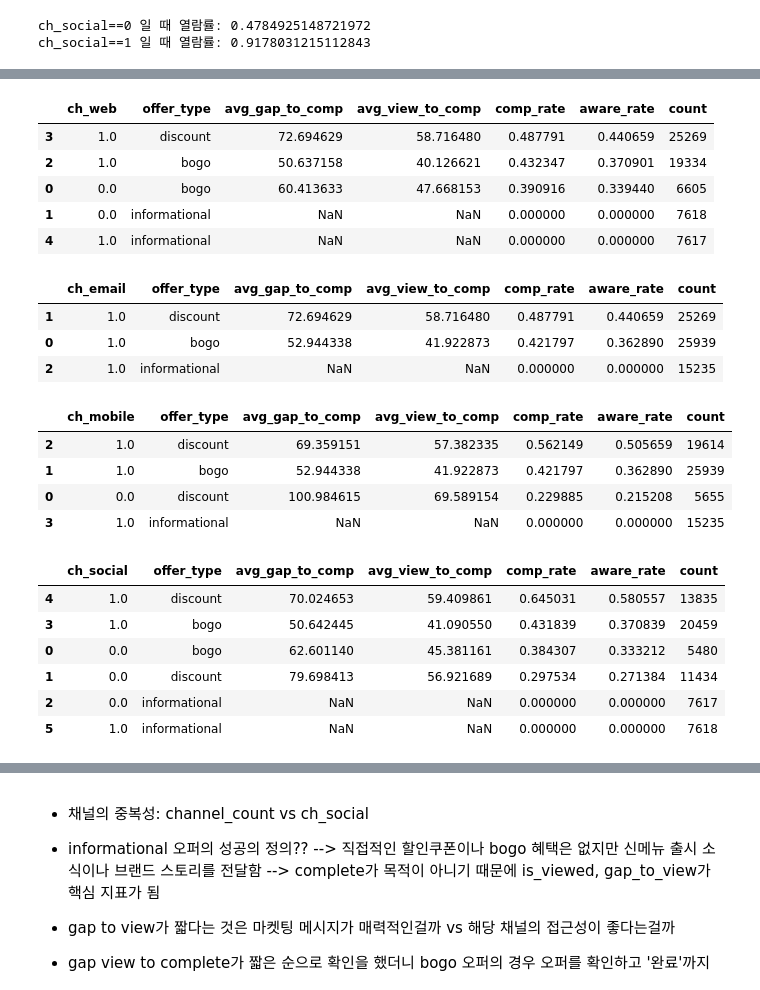
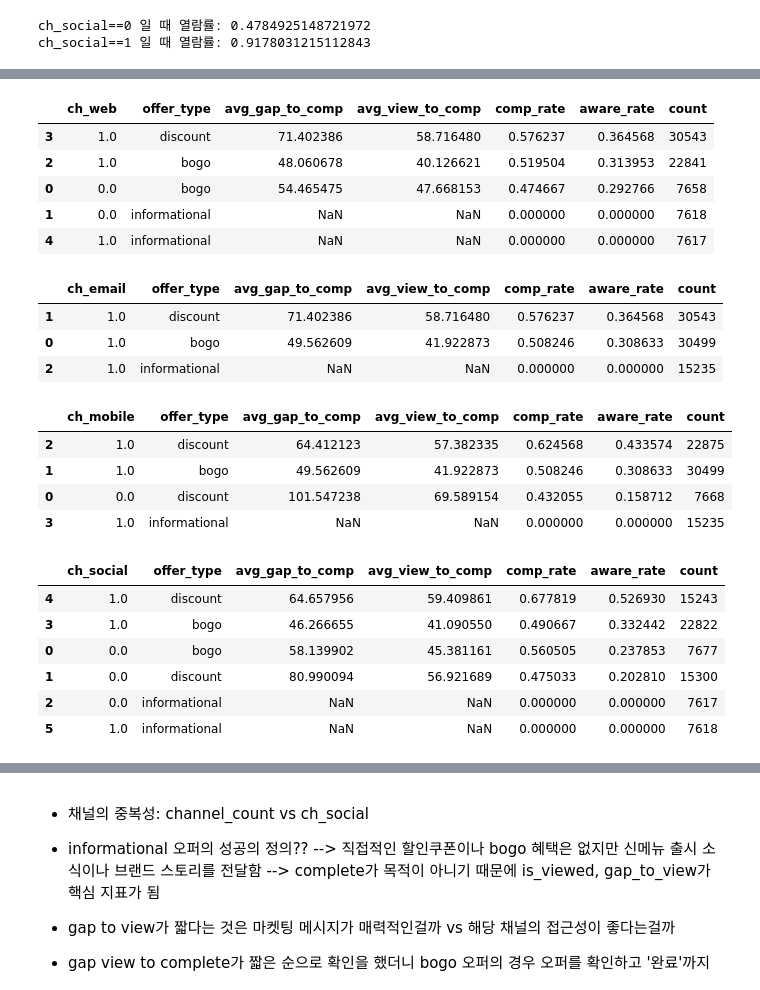
Before and after one commit to rladbstj56/practice_project, a Jupyter notebook: Myun_EDA/03_analysis_final_mine.ipynb, the cells around one changed output, grey strips where cells are left out. Saved outputs shown, nothing was run; the diff lists cells and outputs as text; code cells hidden in the pictures.

```diff
--- a/Myun_EDA/03_analysis_final_mine.ipynb
+++ b/Myun_EDA/03_analysis_final_mine.ipynb
@@ -855,8 +1011,8 @@ channel_df_rate.sort_values(by=['avg_gap_to_comp'], ascending=[True])
 channels = ['ch_web', 'ch_email', 'ch_mobile', 'ch_social']
 
 for ch in channels:
-    ct = pd.crosstab(without_luck[ch], without_luck['is_completed'])
-    ct_norm = pd.crosstab(without_luck[ch], without_luck['is_completed'], normalize='index') # normalize='index'를 쓰면 행의 합이 1이 되도록 자동으로 계산
+    ct = pd.crosstab(df[ch], df['is_completed'])
+    ct_norm = pd.crosstab(df[ch], df['is_completed'], normalize='index') # normalize='index'를 쓰면 행의 합이 1이 되도록 자동으로 계산
     print(f"\n==={ch} 교차표===")
     display(ct)
     if ch != 'ch_email':
@@ -896,0 +1053,17 @@ ch_social==1 일 때 완료율: 0.4237211299866387
+# %%
+# 채널 유무에 따른 완료율 통계검정
+
+channels = ['ch_web', 'ch_email', 'ch_mobile', 'ch_social']
+
+print("── 채널 유무에 따른 완료율(is_completed) 가설검정 ──")
+print("=" * 60)
+
+for ch in channels:
+    print(f"\n[ {ch} 유무(0/1)와 완료율(is_completed)의 독립성 검정 ]")
+    ct = pd.crosstab(df[ch], df['is_completed'])
+    chi2(ct)
+
+    # 무시할 수준 ~ 0.1 / ~ 작은 ~ 0.3 / ~ 중간 ~ 0.5 ~ 큰
+    # 웹 채널의 유무는 완료율에 유의미한 차이가 있었고 효과크기는 0.1844로 작은 수준이었다.
+    # 모바일 채널의 유무는 완료율에 유의미한 차이가 있었고 효과크기는 0.0768로 무시할 수준이었다.
+    # 소셜 채널의 유무는 완료율에 유의미한 차이가 있었고 효과크기는 0.2014로 작은 수준이었다.
@@ -899,8 +1094,8 @@ ch_social==1 일 때 완료율: 0.4237211299866387
 channels = ['ch_web', 'ch_email', 'ch_mobile', 'ch_social']
 
 for ch in channels:
-    ct = pd.crosstab(without_luck[ch], without_luck['completed_with_prior_view'])
-    ct_norm = pd.crosstab(without_luck[ch], without_luck['completed_with_prior_view'], normalize='index') # normalize='index'를 쓰면 행의 합이 1이 되도록 자동으로 계산
+    ct = pd.crosstab(df[ch], df['completed_with_prior_view'])
+    ct_norm = pd.crosstab(df[ch], df['completed_with_prior_view'], normalize='index') # normalize='index'를 쓰면 행의 합이 1이 되도록 자동으로 계산
     print(f"\n==={ch} 교차표===")
     display(ct)
     if ch != 'ch_email':
@@ -941,0 +1137,18 @@ ch_social==1 일 때 인지율(인지후 완료율): 0.37266176751288416
+# %%
+# 채널 유무에 따른 인지율 통계검정
+
+channels = ['ch_web', 'ch_email', 'ch_mobile', 'ch_social']
+
+print("── 채널 유무에 따른 인지율(completed_with_prior_view) 가설검정 ──")
+print("=" * 60)
+
+for ch in channels:
+    print(f"\n[ {ch} 유무(0/1)와 인지율(completed_with_prior_view)의 독립성 검정 ]")
+
+    ct = pd.crosstab(df[ch], df['completed_with_prior_view'])
+    chi2(ct)
+
+    # 무시할 수준 ~ 0.1 / ~ 작은 ~ 0.3 / ~ 중간 ~ 0.5 ~ 큰
+    # 웹 채널의 유무는 인지율에 유의미한 차이가 있었고 효과크기는 0.1711로 작은 수준이었다.
+    # 모바일 채널의 유무는 인지율에 유의미한 차이가 있었고 효과크기는 0.06200로 무시할 수준이었다.
+    # 소셜 채널의 유무는 인지율에 유의미한 차이가 있었고 효과크기는 0.1792로 작은 수준이었다.
@@ -942,47 +1177,47 @@ ch_social==1 일 때 인지율(인지후 완료율): 0.37266176751288416
 # %%
 for ch in channels:
-    ch_df = without_luck.groupby([ch, 'offer_type']).agg(
+    ch_df = df.groupby([ch, 'offer_type']).agg(
         avg_gap_to_comp = ('gap_to_complete', 'mean'),
         avg_view_to_comp = ('gap_view_to_complete', 'mean'),
         comp_rate = ('is_completed', 'mean'),
         aware_rate = ('completed_with_prior_view', 'mean'),
         count = ('gender', 'size')
     ).reset_index()
     ch_df = ch_df.sort_values(by=['aware_rate'], ascending=[False])
     display(ch_df)
 
 # ==== 웹 ====
 # discount 오퍼는 모두 웹 채널 사용함
 # bogo 오퍼에선 인지율에 큰 변화가 없음!
 
 # ==== 모바일 ====
 # bogo 오퍼는 모두 모바일 채널 사용함
 # discount 오퍼에선 인지율이 21 -> 50퍼센트로 크게 증가 --> 모바일 채널은 인지율 측면에서 핵심 채널!
 
 # ==== 소셜 ====
 # discount, ch_social=1의 경우, 인지를 한 후 완료를 한 고객은 반 이상이다
 # discount, ch_social=0의 경우, 인지를 한 후 완료를 한 고객은 20퍼센트밖에 되지 않는다
 # 즉, 소셜 채널을 활용했을 때 고객이 오퍼를 인지하고 실제 구매로 연결될 확률이 약 2.6배나 높음 --> 소셜 채널은 핵심 채널!
 # %% [output]
 |  | ch_web | offer_type | avg_gap_to_comp | avg_view_to_comp | comp_rate | aware_rate | count |
-| 3 | 1.0 | discount | 72.694629 | 58.716480 | 0.487791 | 0.440659 | 25269 |
-| 2 | 1.0 | bogo | 50.637158 | 40.126621 | 0.432347 | 0.370901 | 19334 |
-| 0 | 0.0 | bogo | 60.413633 | 47.668153 | 0.390916 | 0.339440 | 6605 |
+| 3 | 1.0 | discount | 71.402386 | 58.716480 | 0.576237 | 0.364568 | 30543 |
+| 2 | 1.0 | bogo | 48.060678 | 40.126621 | 0.519504 | 0.313953 | 22841 |
+| 0 | 0.0 | bogo | 54.465475 | 47.668153 | 0.474667 | 0.292766 | 7658 |
 | 1 | 0.0 | informational | NaN | NaN | 0.000000 | 0.000000 | 7618 |
 | 4 | 1.0 | informational | NaN | NaN | 0.000000 | 0.000000 | 7617 |
 |  | ch_email | offer_type | avg_gap_to_comp | avg_view_to_comp | comp_rate | aware_rate | count |
-| 1 | 1.0 | discount | 72.694629 | 58.716480 | 0.487791 | 0.440659 | 25269 |
-| 0 | 1.0 | bogo | 52.944338 | 41.922873 | 0.421797 | 0.362890 | 25939 |
+| 1 | 1.0 | discount | 71.402386 | 58.716480 | 0.576237 | 0.364568 | 30543 |
+| 0 | 1.0 | bogo | 49.562609 | 41.922873 | 0.508246 | 0.308633 | 30499 |
 | 2 | 1.0 | informational | NaN | NaN | 0.000000 | 0.000000 | 15235 |
 |  | ch_mobile | offer_type | avg_gap_to_comp | avg_view_to_comp | comp_rate | aware_rate | count |
-| 2 | 1.0 | discount | 69.359151 | 57.382335 | 0.562149 | 0.505659 | 19614 |
-| 1 | 1.0 | bogo | 52.944338 | 41.922873 | 0.421797 | 0.362890 | 25939 |
-| 0 | 0.0 | discount | 100.984615 | 69.589154 | 0.229885 | 0.215208 | 5655 |
+| 2 | 1.0 | discount | 64.412123 | 57.382335 | 0.624568 | 0.433574 | 22875 |
+| 1 | 1.0 | bogo | 49.562609 | 41.922873 | 0.508246 | 0.308633 | 30499 |
+| 0 | 0.0 | discount | 101.547238 | 69.589154 | 0.432055 | 0.158712 | 7668 |
 | 3 | 1.0 | informational | NaN | NaN | 0.000000 | 0.000000 | 15235 |
 |  | ch_social | offer_type | avg_gap_to_comp | avg_view_to_comp | comp_rate | aware_rate | count |
-| 4 | 1.0 | discount | 70.024653 | 59.409861 | 0.645031 | 0.580557 | 13835 |
-| 3 | 1.0 | bogo | 50.642445 | 41.090550 | 0.431839 | 0.370839 | 20459 |
-| 0 | 0.0 | bogo | 62.601140 | 45.381161 | 0.384307 | 0.333212 | 5480 |
-| 1 | 0.0 | discount | 79.698413 | 56.921689 | 0.297534 | 0.271384 | 11434 |
+| 4 | 1.0 | discount | 64.657956 | 59.409861 | 0.677819 | 0.526930 | 15243 |
+| 3 | 1.0 | bogo | 46.266655 | 41.090550 | 0.490667 | 0.332442 | 22822 |
+| 0 | 0.0 | bogo | 58.139902 | 45.381161 | 0.560505 | 0.237853 | 7677 |
+| 1 | 0.0 | discount | 80.990094 | 56.921689 | 0.475033 | 0.202810 | 15300 |
 | 2 | 0.0 | informational | NaN | NaN | 0.000000 | 0.000000 | 7617 |
 | 5 | 1.0 | informational | NaN | NaN | 0.000000 | 0.000000 | 7618 |
```
Also changed, not shown: parts of 43 cells of this notebook, 1 other file.
